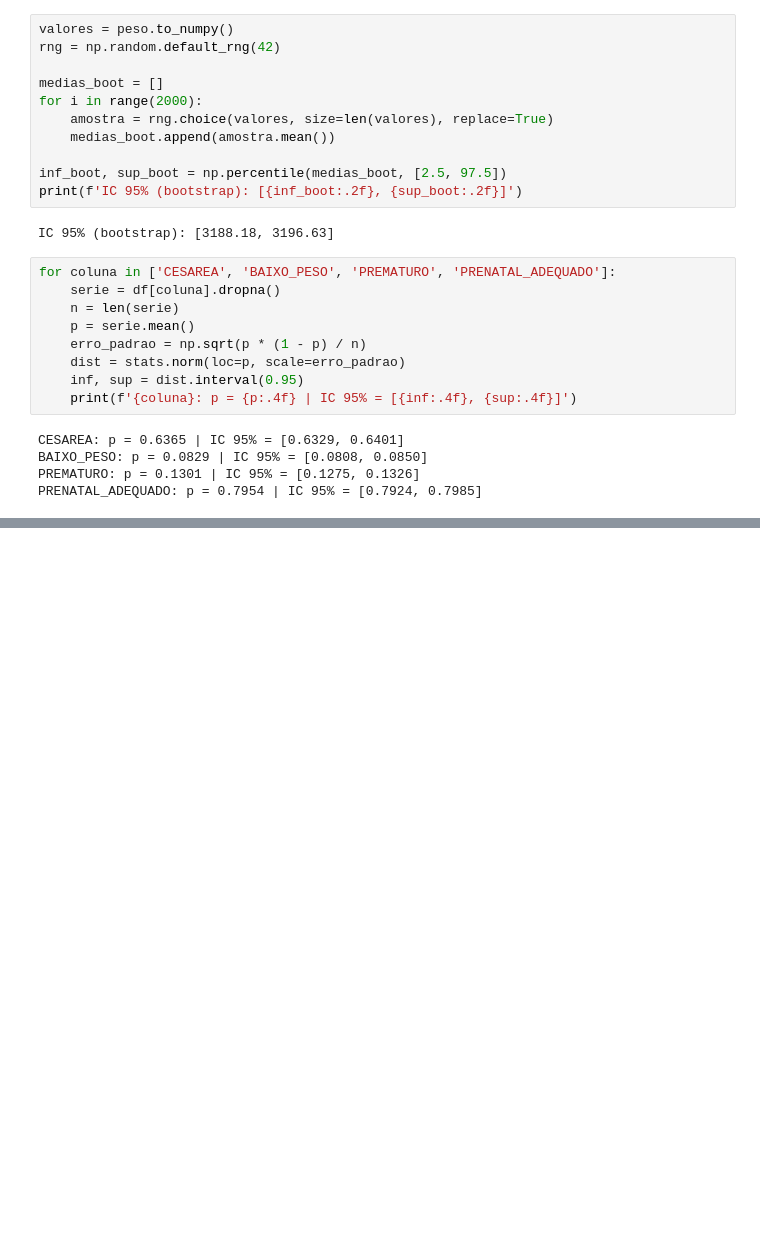
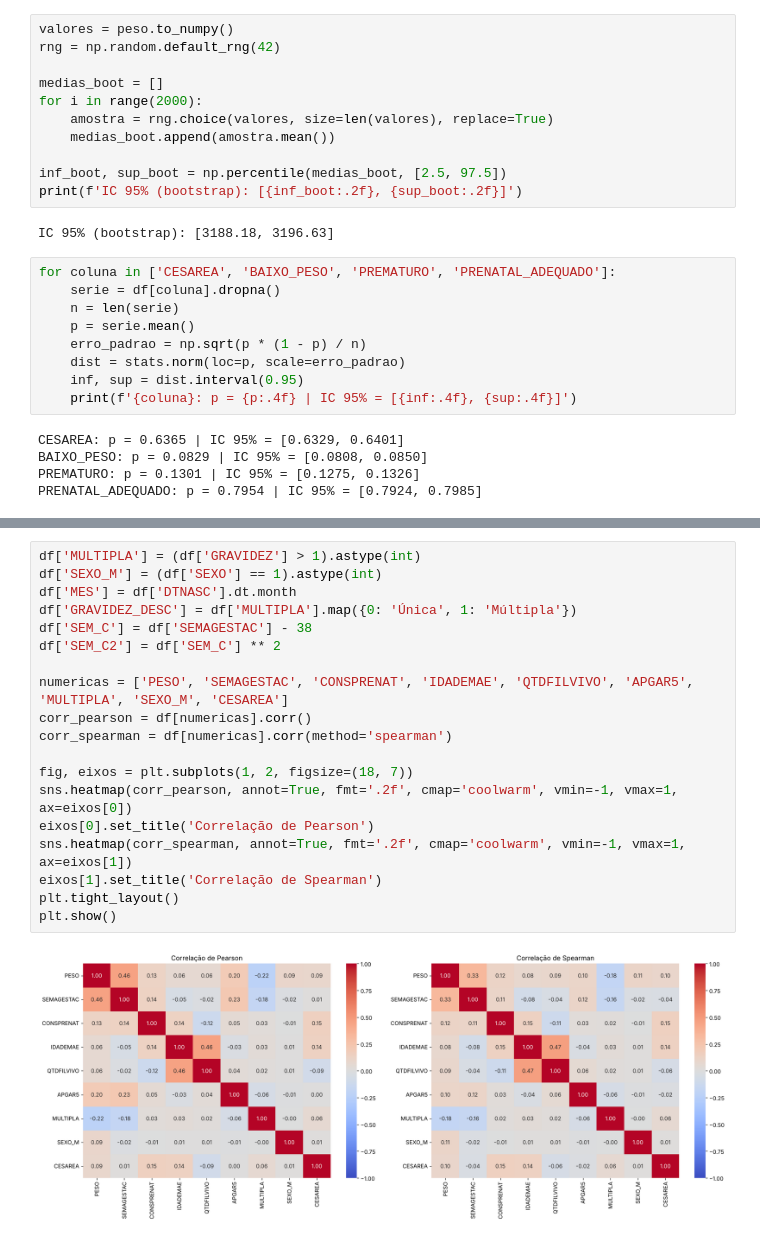
Before and after one commit to murilomunizzdias/Projeto-DATASUS, a Jupyter notebook: ProjetoDash.ipynb, the cells around one changed output, grey strips where cells are left out. Saved outputs shown, nothing was run; the diff lists cells and outputs as text; blank space fills up the shorter version.

```diff
--- a/ProjetoDash.ipynb
+++ b/ProjetoDash.ipynb
@@ -366,0 +373,21 @@ PRENATAL_ADEQUADO: p = 0.7954 | IC 95% = [0.7924, 0.7985]
+# %%
+df['MULTIPLA'] = (df['GRAVIDEZ'] > 1).astype(int)
+df['SEXO_M'] = (df['SEXO'] == 1).astype(int)
+df['MES'] = df['DTNASC'].dt.month
+df['GRAVIDEZ_DESC'] = df['MULTIPLA'].map({0: 'Única', 1: 'Múltipla'})
+df['SEM_C'] = df['SEMAGESTAC'] - 38
+df['SEM_C2'] = df['SEM_C'] ** 2
+
+numericas = ['PESO', 'SEMAGESTAC', 'CONSPRENAT', 'IDADEMAE', 'QTDFILVIVO', 'APGAR5', 'MULTIPLA', 'SEXO_M', 'CESAREA']
+corr_pearson = df[numericas].corr()
+corr_spearman = df[numericas].corr(method='spearman')
+
+fig, eixos = plt.subplots(1, 2, figsize=(18, 7))
+sns.heatmap(corr_pearson, annot=True, fmt='.2f', cmap='coolwarm', vmin=-1, vmax=1, ax=eixos[0])
+eixos[0].set_title('Correlação de Pearson')
+sns.heatmap(corr_spearman, annot=True, fmt='.2f', cmap='coolwarm', vmin=-1, vmax=1, ax=eixos[1])
+eixos[1].set_title('Correlação de Spearman')
+plt.tight_layout()
+plt.show()
+# %% [output]
+[figure, added]
```
Also changed, not shown: parts of 36 cells of this notebook, 5 other files.
